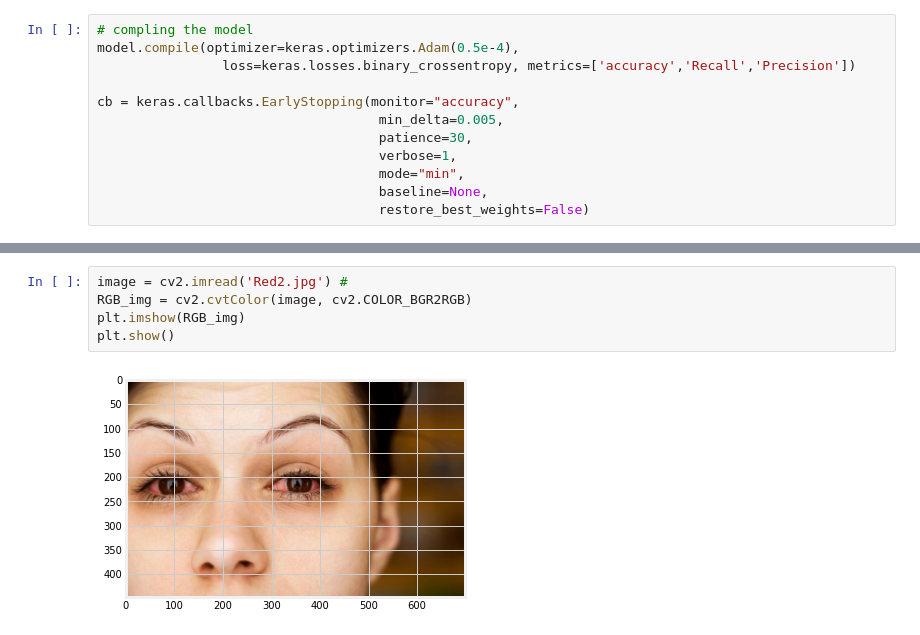
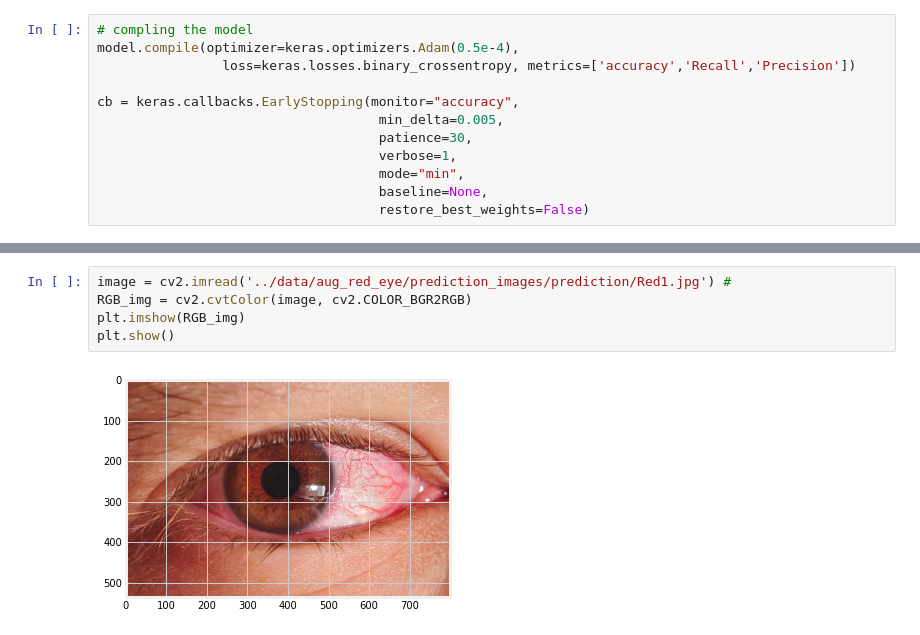
Before and after one commit to jaybfn/Red-Eye-Detection, a Jupyter notebook: script/train_main.ipynb, the cells around one changed output, grey strips where cells are left out. Cells and saved outputs as stored; diff of their text form.

```diff
--- a/script/train_main.ipynb
+++ b/script/train_main.ipynb
@@ -189,10 +232,10 @@ Model Evalution Score
 # %%
-image = cv2.imread('Red2.jpg') #
+image = cv2.imread('../data/aug_red_eye/prediction_images/prediction/Red1.jpg') #
 RGB_img = cv2.cvtColor(image, cv2.COLOR_BGR2RGB)
 plt.imshow(RGB_img)
 plt.show()
 # %% [output]
-[figure, old version]
+[figure, new version]
 # %%
 image = cv2.resize(image, (128,128), interpolation=cv2.INTER_AREA)
 image = cv2.cvtColor(image, cv2.COLOR_BGR2RGB)
```
Also changed, not shown: parts of 11 cells of this notebook, 10 other files.
